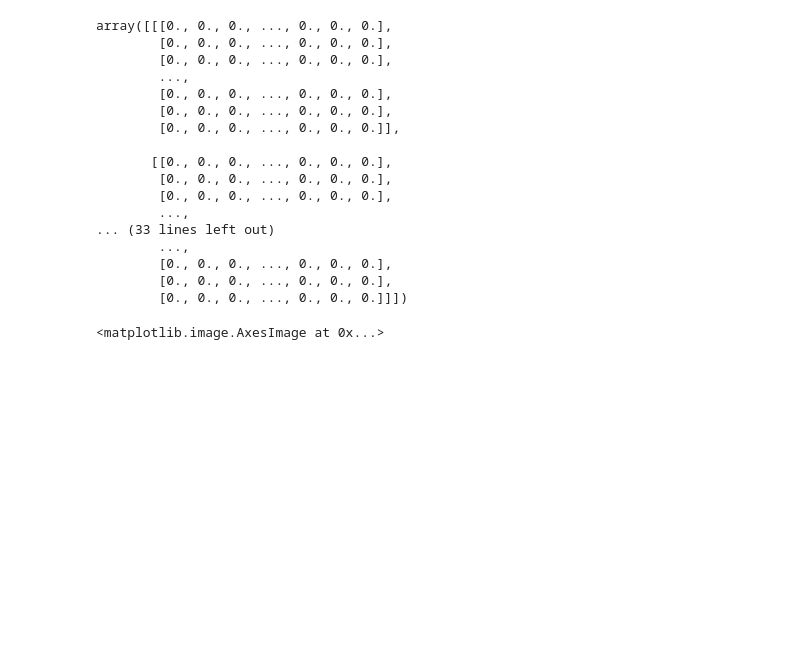
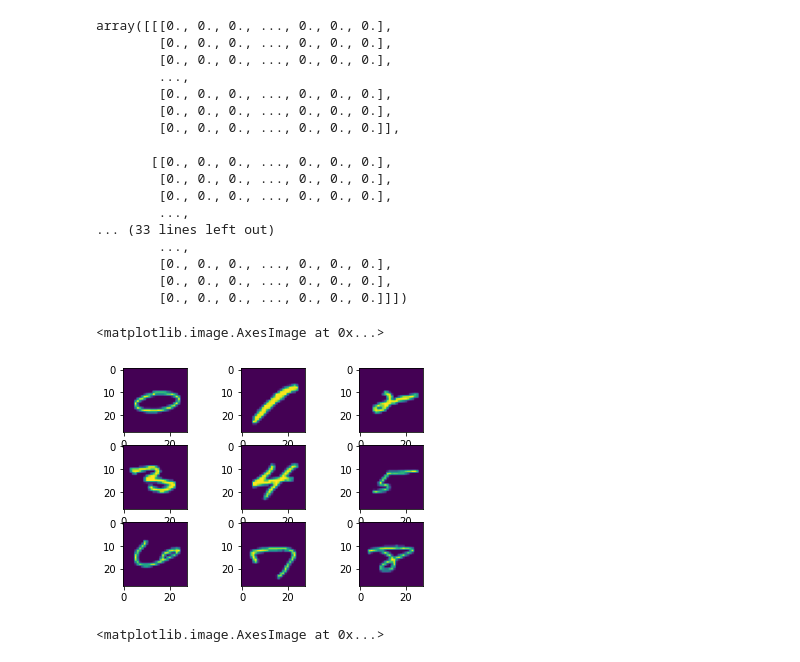
Before and after one commit to VintageDesign/multi_linear_research, a Jupyter notebook: jackson/Docs&Code/L-TVAR/mnist_dwt.ipynb, the cells around one changed output. Cells and saved outputs as stored; diff of their text form; code cells hidden in the pictures; blank space fills up the shorter version.

```diff
--- a/jackson/Docs&Code/L-TVAR/mnist_dwt.ipynb
+++ b/jackson/Docs&Code/L-TVAR/mnist_dwt.ipynb
@@ -129,6 +129,20 @@ array([[[0., 0., 0., ..., 0., 0., 0.],
         [0., 0., 0., ..., 0., 0., 0.],
         [0., 0., 0., ..., 0., 0., 0.],
         [0., 0., 0., ..., 0., 0., 0.]]])
+# %%
+fig, axs = plt.subplots(3, 3)
+axs[0, 0].imshow(train_tensor[0])
+axs[0, 1].imshow(train_tensor[1])
+axs[0, 2].imshow(train_tensor[2])
+axs[1, 0].imshow(train_tensor[3])
+axs[1, 1].imshow(train_tensor[4])
+axs[1, 2].imshow(train_tensor[5])
+axs[2, 0].imshow(train_tensor[6])
+axs[2, 1].imshow(train_tensor[7])
+axs[2, 2].imshow(train_tensor[8])
+# %% [output]
+<matplotlib.image.AxesImage at 0x...>
+[figure, added]
 # %%
 fig, axs = plt.subplots(3, 3)
 axs[0, 0].imshow(train_dwt[0])
```
Also changed, not shown: parts of 5 cells of this notebook, 1 other file.
